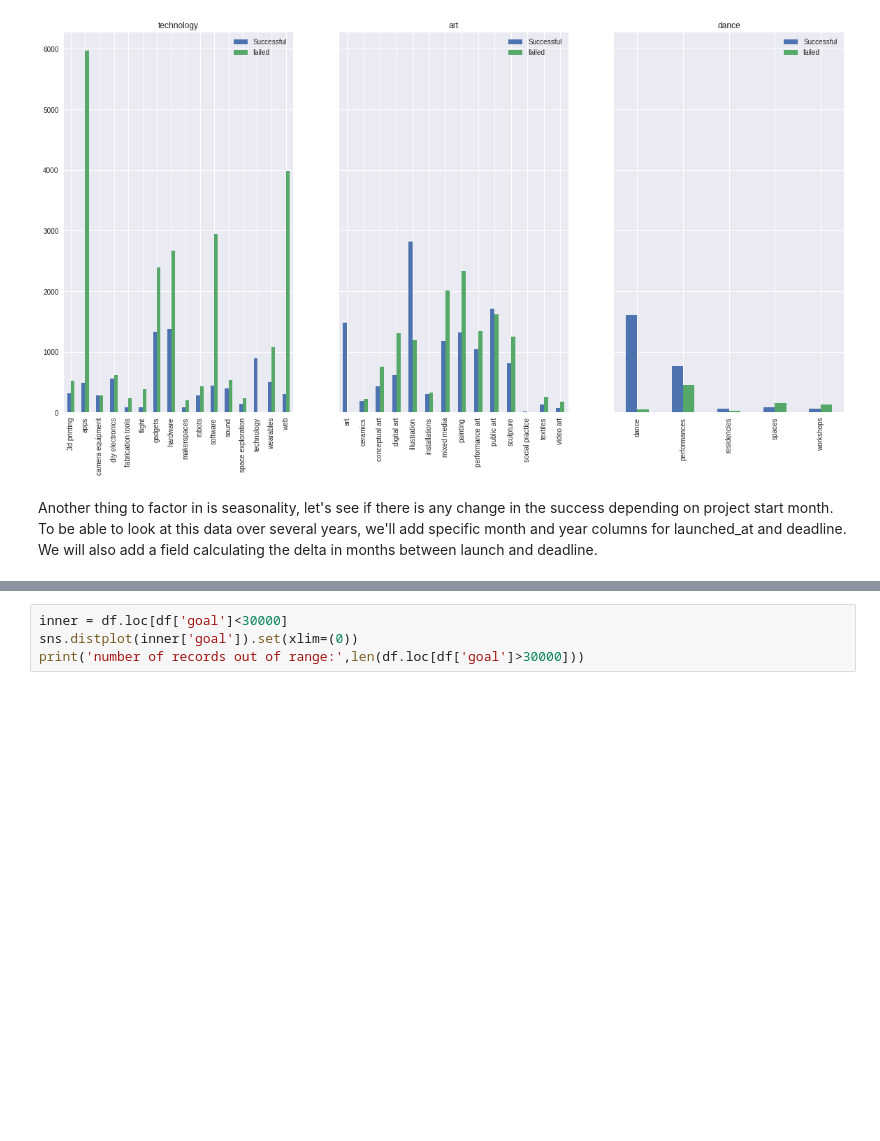
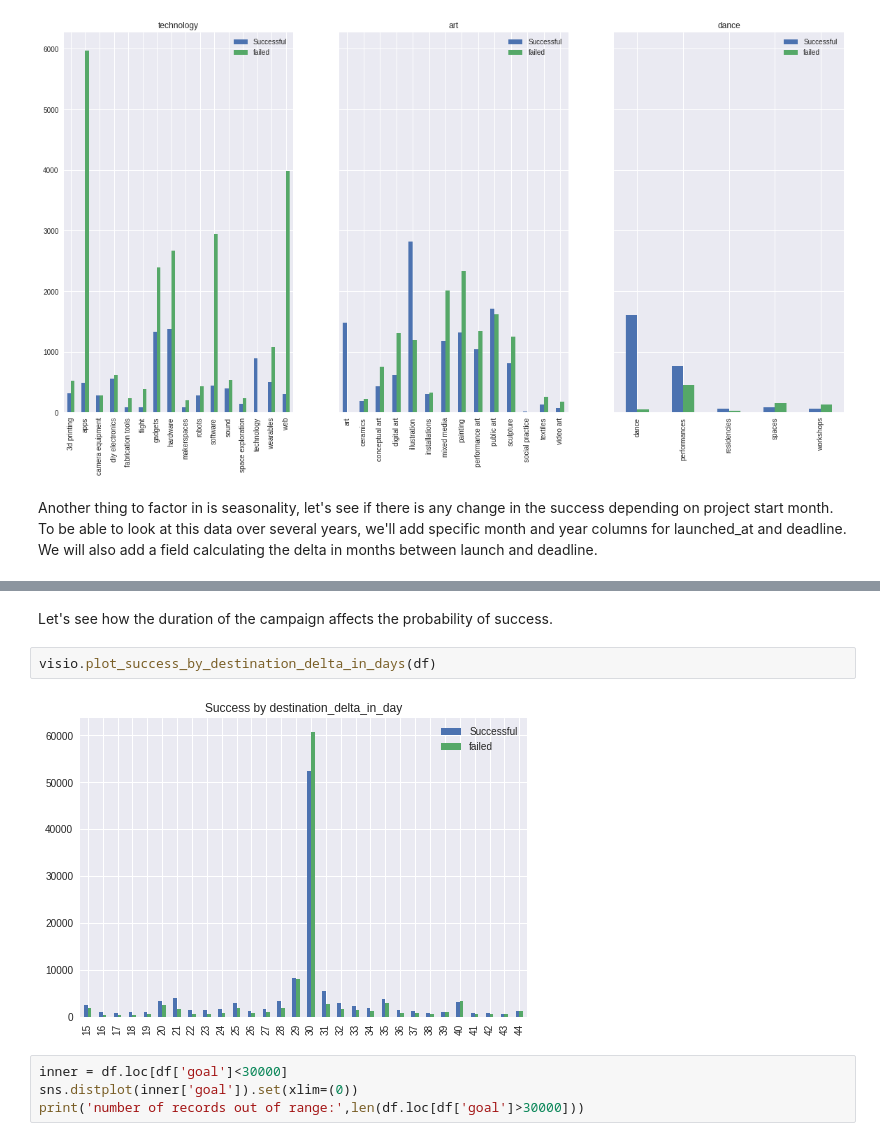
Before and after one commit to EdanZwick/Kickstarter, a Jupyter notebook: kickstarter_proj.ipynb, the cells around one changed output, grey strips where cells are left out. Drawn from its saved outputs; the diff is of its cells as text; blank space fills up the shorter version.

```diff
--- a/kickstarter_proj.ipynb
+++ b/kickstarter_proj.ipynb
@@ -205,3 +213,9 @@ visio.plot_success_by_launched_month(df)
+# %% [markdown]
+Let's see how the duration of the campaign affects the probability of success.
+# %%
+visio.plot_success_by_destination_delta_in_days(df)
+# %% [output]
+[figure, added]
 # %%
 inner = df.loc[df['goal']<30000]
 sns.distplot(inner['goal']).set(xlim=(0))
```
Also changed, not shown: parts of 15 cells of this notebook, 8 other files.
